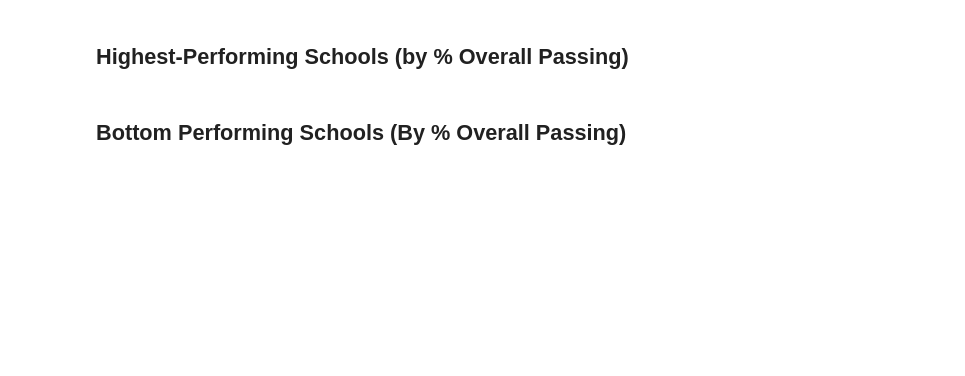
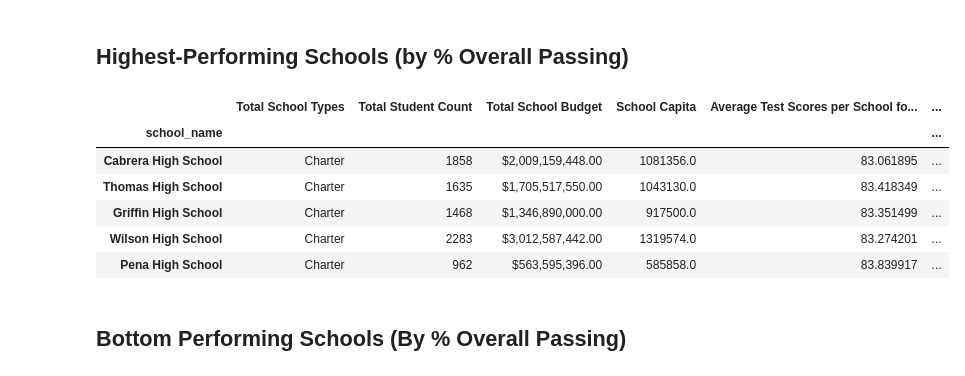
Before and after one commit to Nalfrey/pandas-challenge, a Jupyter notebook: PyCitySchools/PyCitySchools_starter.ipynb, the cells around one changed output. Saved outputs shown, nothing was run; the diff lists cells and outputs as text; code cells hidden in the pictures; blank space fills up the shorter version.

```diff
--- a/PyCitySchools/PyCitySchools_starter.ipynb
+++ b/PyCitySchools/PyCitySchools_starter.ipynb
@@ -283,8 +289,16 @@ per_school_summary.head()
 ## Highest-Performing Schools (by % Overall Passing)
 # %%
 # Sort the schools by `% Overall Passing` in descending order and display the top 5 rows.
-top_schools =
+top_schools = per_school_summary.sort_values("Overall Passing Rate", ascending=False)
 top_schools.head(5)
+# %% [output]
+|  | Total School Types | Total Student Count | Total School Budget | School Capita | Average Test Scores per School fo... | ... |
+| school_name |  |  |  |  |  | ... |
+| Cabrera High School | Charter | 1858 | $2,009,159,448.00 | 1081356.0 | 83.061895 | ... |
+| Thomas High School | Charter | 1635 | $1,705,517,550.00 | 1043130.0 | 83.418349 | ... |
+| Griffin High School | Charter | 1468 | $1,346,890,000.00 | 917500.0 | 83.351499 | ... |
+| Wilson High School | Charter | 2283 | $3,012,587,442.00 | 1319574.0 | 83.274201 | ... |
+| Pena High School | Charter | 962 | $563,595,396.00 | 585858.0 | 83.839917 | ... |
 # %% [markdown]
 ## Bottom Performing Schools (By % Overall Passing)
 # %%
```
Also changed, not shown: parts of 5 cells of this notebook.
